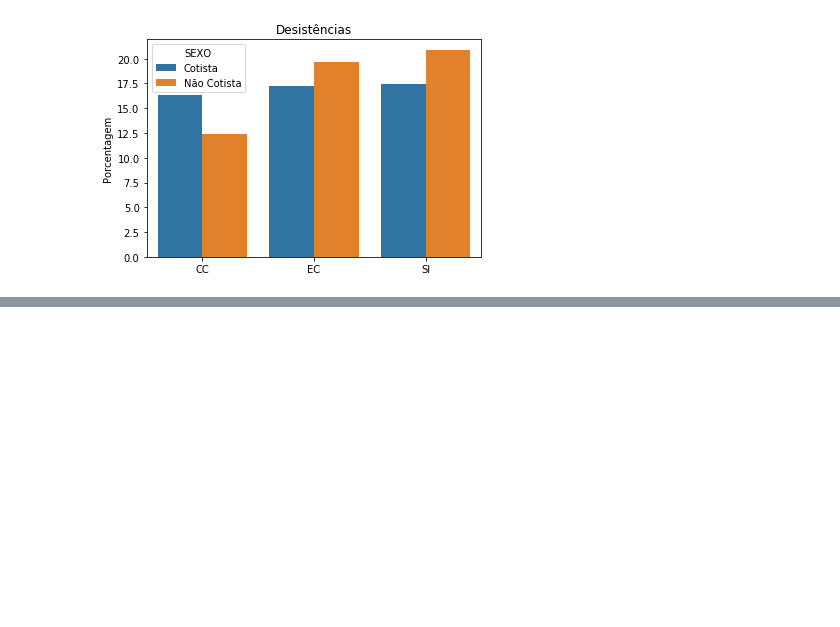
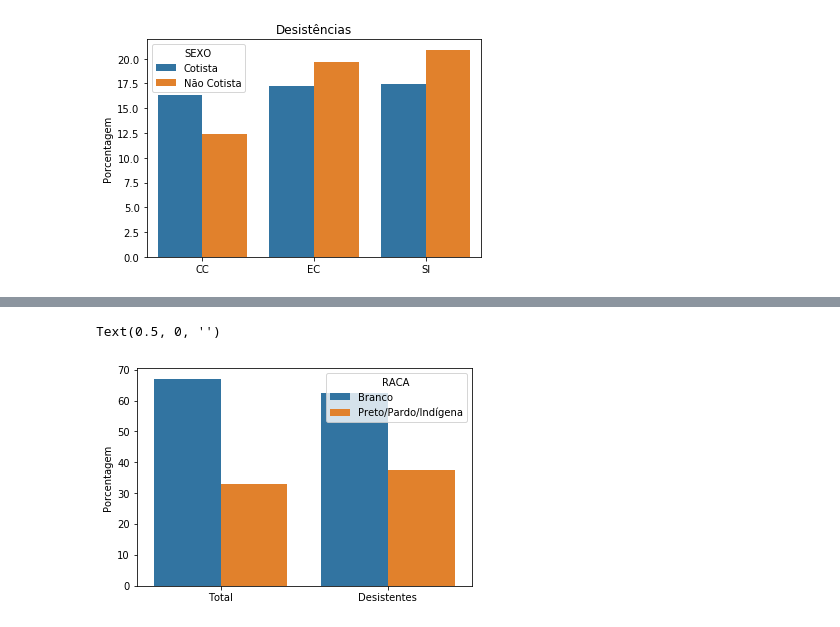
Before and after one commit to lmmc2/SiSU-CIn, a Jupyter notebook: CIn.ipynb, the cells around one changed output, grey strips where cells are left out. Drawn from its saved outputs; the diff is of its cells as text; code cells hidden in the pictures; blank space fills up the shorter version.

```diff
--- a/CIn.ipynb
+++ b/CIn.ipynb
@@ -375,0 +410,13 @@ Text(0.5, 0, '')
+# %%
+data = {'TIPO': ['Total', 'Total', 'Desistentes', 'Desistentes'],
+       'RACA': ['Branco', 'Preto/Pardo/Indígena', 'Branco', 'Preto/Pardo/Indígena'],
+       'COUNT': [b.shape[0]/todos.shape[0]*100, ppi.shape[0]/todos.shape[0]*100, b_dropout.shape[0]/dropout.shape[0]*100, ppi_dropout.shape[0]/dropout.shape[0]*100]}
+
+dfC = pd.DataFrame(data=data)
+ax = sns.barplot(x="TIPO", y="COUNT", hue="RACA", data=dfC)
+
+ax.set_ylabel("Porcentagem")
+ax.set_xlabel('')
+# %% [output]
+Text(0.5, 0, '')
+[figure, added]
```
Also changed, not shown: parts of 12 cells of this notebook, 1 other file.
